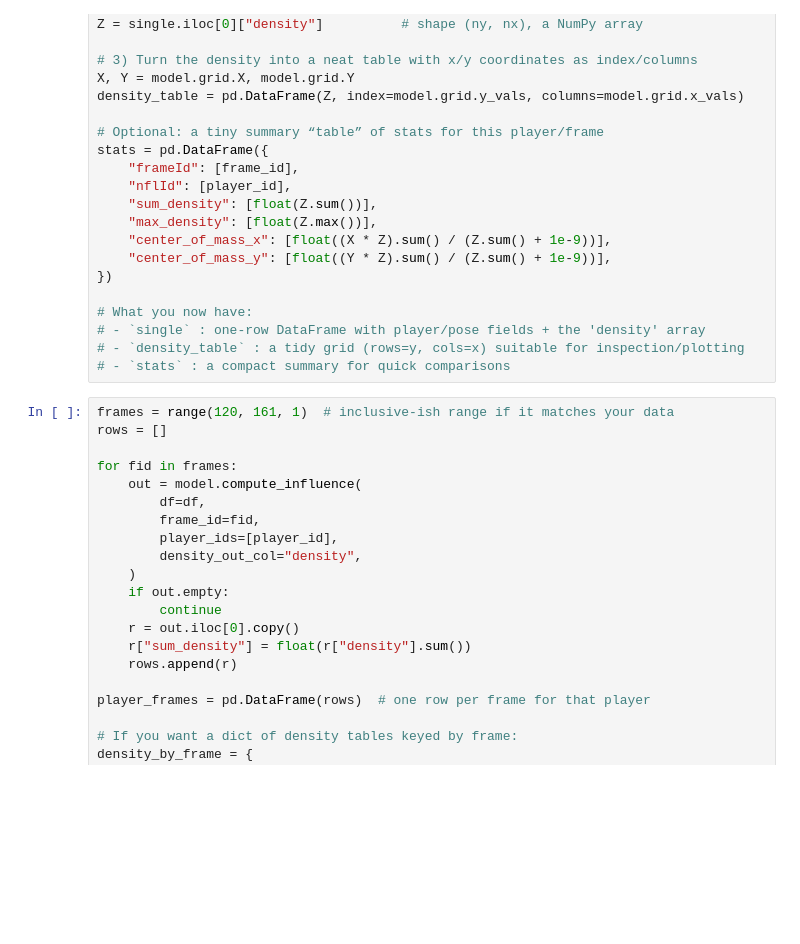
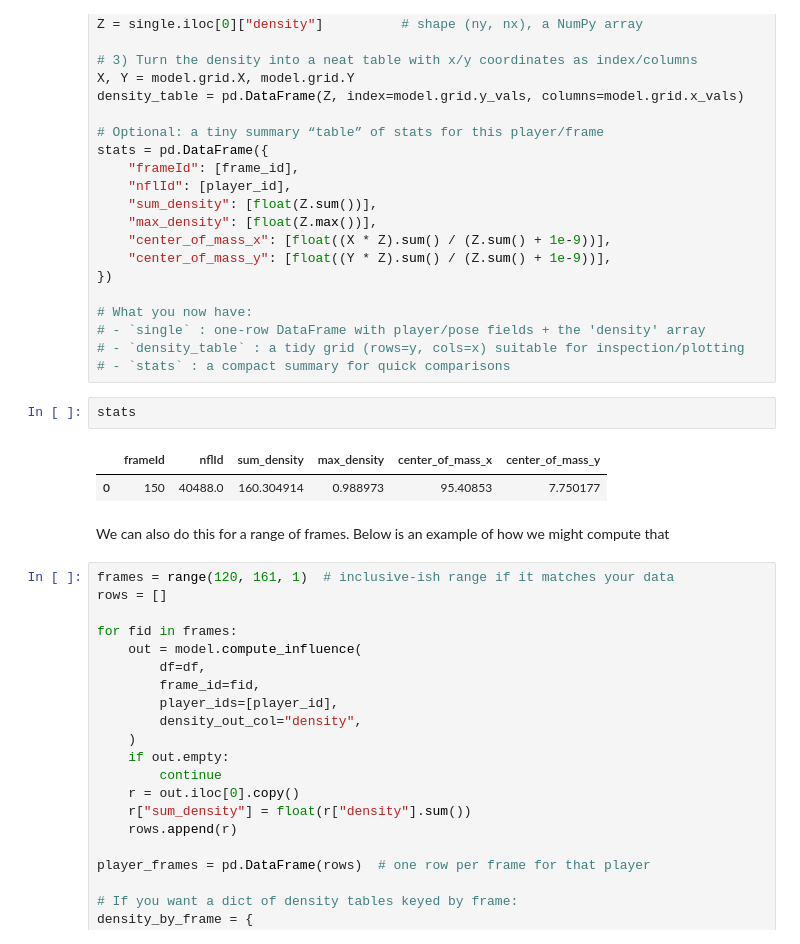
Before and after one commit to cincysam6/Field_Control_Model, a Jupyter notebook: example_usage.ipynb, the cells around one changed output. Drawn from its saved outputs; the diff is of its cells as text; blank space fills up the shorter version.

Commit message:
Updated my field control model example usage notebook.

```diff
--- a/example_usage.ipynb
+++ b/example_usage.ipynb
@@ -284,6 +291,13 @@ stats = pd.DataFrame({
 # - `single` : one-row DataFrame with player/pose fields + the 'density' array
 # - `density_table` : a tidy grid (rows=y, cols=x) suitable for inspection/plotting
 # - `stats` : a compact summary for quick comparisons
+# %%
+stats
+# %% [output]
+|  | frameId | nflId | sum_density | max_density | center_of_mass_x | center_of_mass_y |
+| 0 | 150 | 40488.0 | 160.304914 | 0.988973 | 95.40853 | 7.750177 |
+# %% [markdown]
+We can also do this for a range of frames. Below is an example of how we might compute that
 # %%
 frames = range(120, 161, 1)  # inclusive-ish range if it matches your data
 rows = []
```
Also changed, not shown: parts of 20 cells of this notebook.
